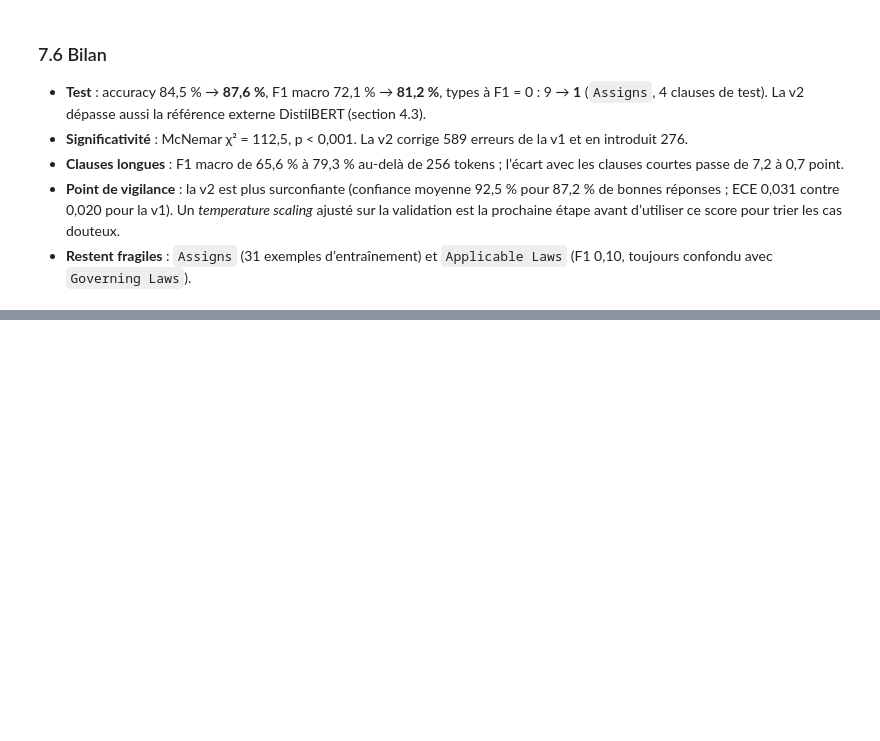
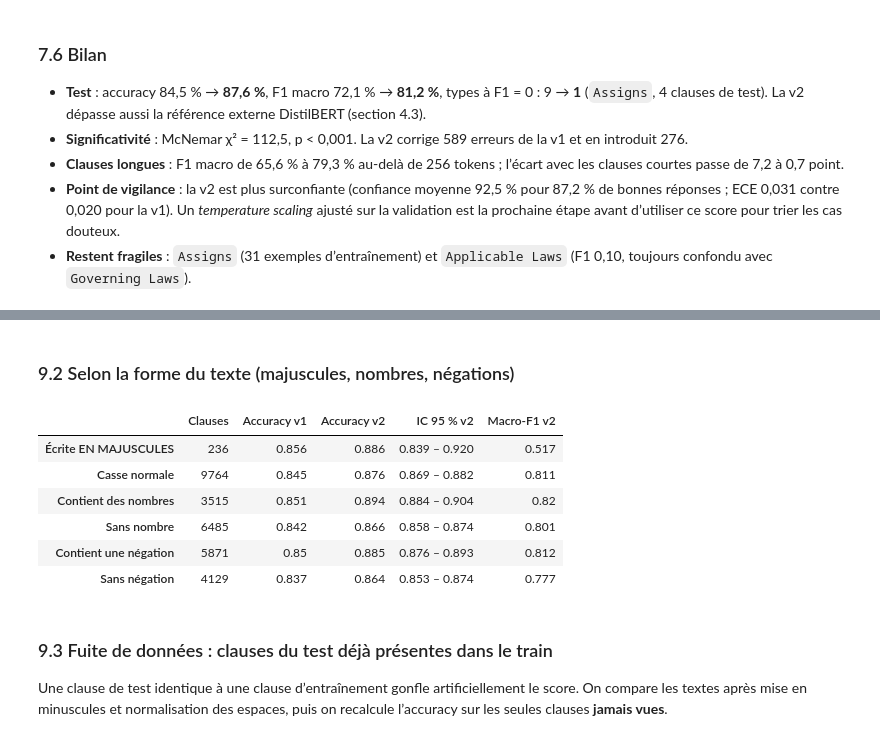
Before and after one commit to Charles-Scannavino/Projet_Deep_Learning, a Jupyter notebook: notebooks/Projet_DL_NLP.ipynb, the cells around one changed output, grey strips where cells are left out. Drawn from its saved outputs; the diff is of its cells as text; code cells hidden in the pictures; blank space fills up the shorter version.

```diff
--- a/notebooks/Projet_DL_NLP.ipynb
+++ b/notebooks/Projet_DL_NLP.ipynb
@@ -900,0 +1066,26 @@ Confiance moyenne v2 : 0.925 | accuracy sur l’échantillon : 0.872
+# %% [markdown]
+### 9.2 Selon la forme du texte (majuscules, nombres, négations)
+# %%
+lettres = [max(1, sum(ch.isalpha() for ch in t)) for t in test_texts]
+majuscules = np.array([sum(ch.isupper() for ch in t) / n > 0.6 for t, n in zip(test_texts, lettres)])
+nombres = np.array([bool(re.search(r"\d", t)) for t in test_texts])
+negation = np.array([bool(re.search(r"\b(not|no|never|neither|nor|without)\b", t, re.I)) for t in test_texts])
+
+forme = pd.DataFrame({
+    "Écrite EN MAJUSCULES": resume(majuscules), "Casse normale": resume(~majuscules),
+    "Contient des nombres": resume(nombres), "Sans nombre": resume(~nombres),
+    "Contient une négation": resume(negation), "Sans négation": resume(~negation),
+}).T
+forme
+# %% [output]
+|  | Clauses | Accuracy v1 | Accuracy v2 | IC 95 % v2 | Macro-F1 v2 |
+| Écrite EN MAJUSCULES | 236 | 0.856 | 0.886 | 0.839 – 0.920 | 0.517 |
+| Casse normale | 9764 | 0.845 | 0.876 | 0.869 – 0.882 | 0.811 |
+| Contient des nombres | 3515 | 0.851 | 0.894 | 0.884 – 0.904 | 0.82 |
+| Sans nombre | 6485 | 0.842 | 0.866 | 0.858 – 0.874 | 0.801 |
+| Contient une négation | 5871 | 0.85 | 0.885 | 0.876 – 0.893 | 0.812 |
+| Sans négation | 4129 | 0.837 | 0.864 | 0.853 – 0.874 | 0.777 |
+# %% [markdown]
+### 9.3 Fuite de données : clauses du test déjà présentes dans le train
+
+Une clause de test identique à une clause d’entraînement gonfle artificiellement le score. On compare les textes après mise en minuscules et normalisation des espaces, puis on recalcule l’accuracy sur les seules clauses **jamais vues**.
```
Also changed, not shown: parts of 14 cells of this notebook, 3 other files.
